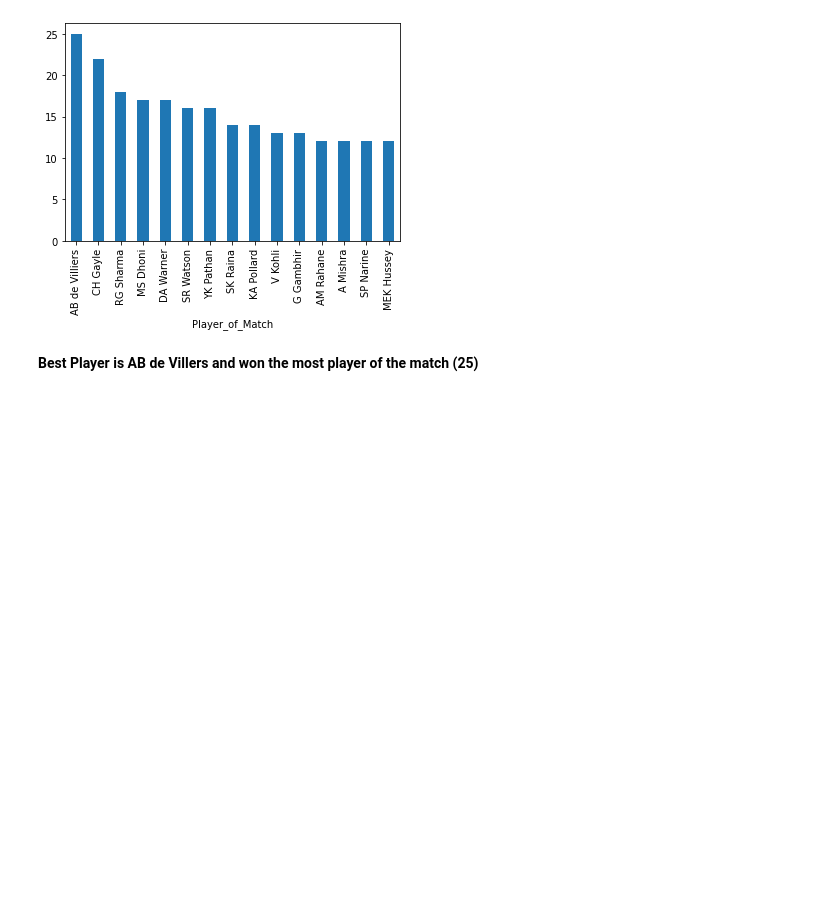
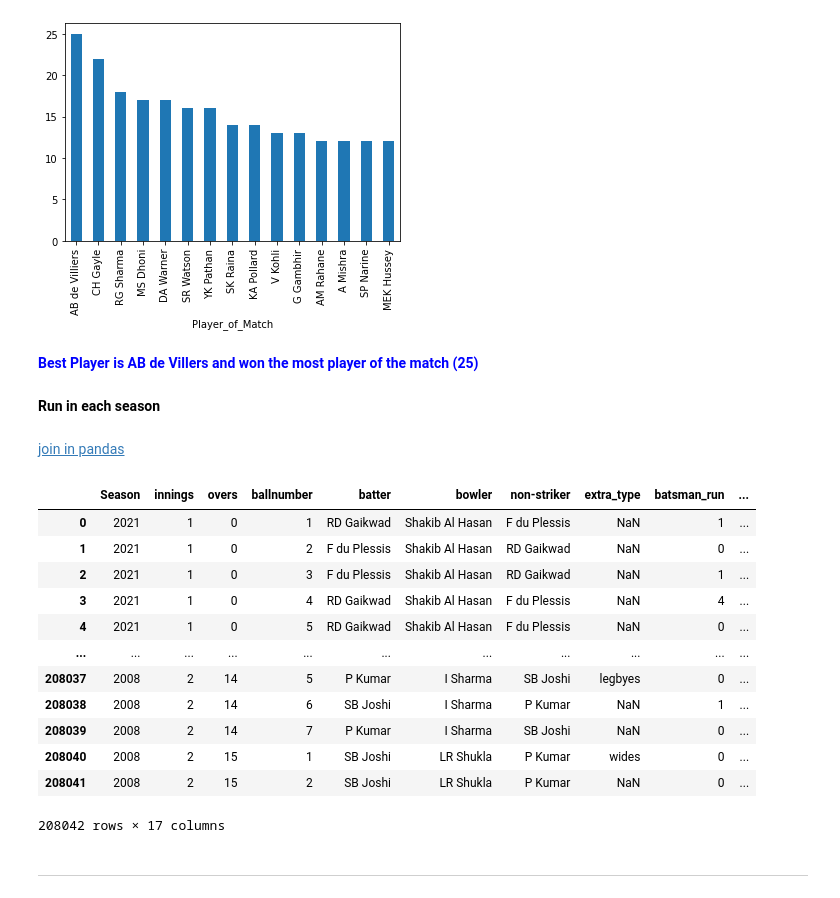
Before and after one commit to GeetikaSh/IPL_2022, a Jupyter notebook: ipl-analysis.ipynb, the cells around one changed output. Cells and saved outputs as stored; diff of their text form; code cells hidden in the pictures; blank space fills up the shorter version.

```diff
--- a/ipl-analysis.ipynb
+++ b/ipl-analysis.ipynb
@@ -288,4 +345,27 @@ plt.show()
 # %% [output]
 [figure]
 # %% [markdown]
-**Best Player is AB de Villers  and won the most player of the match (25)**
+**<font color='blue'>Best Player is AB de Villers  and won the most player of the match (25)**
+# %% [markdown]
+**Run in each season**
+# %% [markdown]
+[join in pandas](https://medium.com/@GeetikaSh/difference-between-left-join-and-right-join-e4fcc6f58b82)
+# %%
+season_data=matches[["ID","Season"]].merge(balls,left_on="ID",right_on="ID", how="left").drop("ID", axis=1)
+season_data
+# %% [output]
+|  | Season | innings | overs | ballnumber | batter | bowler | non-striker | extra_type | batsman_run | ... |
+| 0 | 2021 | 1 | 0 | 1 | RD Gaikwad | Shakib Al Hasan | F du Plessis | NaN | 1 | ... |
+| 1 | 2021 | 1 | 0 | 2 | F du Plessis | Shakib Al Hasan | RD Gaikwad | NaN | 0 | ... |
+| 2 | 2021 | 1 | 0 | 3 | F du Plessis | Shakib Al Hasan | RD Gaikwad | NaN | 1 | ... |
+| 3 | 2021 | 1 | 0 | 4 | RD Gaikwad | Shakib Al Hasan | F du Plessis | NaN | 4 | ... |
+| 4 | 2021 | 1 | 0 | 5 | RD Gaikwad | Shakib Al Hasan | F du Plessis | NaN | 0 | ... |
+| ... | ... | ... | ... | ... | ... | ... | ... | ... | ... | ... |
+| 208037 | 2008 | 2 | 14 | 5 | P Kumar | I Sharma | SB Joshi | legbyes | 0 | ... |
+| 208038 | 2008 | 2 | 14 | 6 | SB Joshi | I Sharma | P Kumar | NaN | 1 | ... |
+| 208039 | 2008 | 2 | 14 | 7 | P Kumar | I Sharma | SB Joshi | NaN | 0 | ... |
+| 208040 | 2008 | 2 | 15 | 1 | SB Joshi | LR Shukla | P Kumar | wides | 0 | ... |
+| 208041 | 2008 | 2 | 15 | 2 | SB Joshi | LR Shukla | P Kumar | NaN | 0 | ... |
+208042 rows × 17 columns
+# %% [markdown]
+****
```
Also changed, not shown: parts of 10 cells of this notebook.
